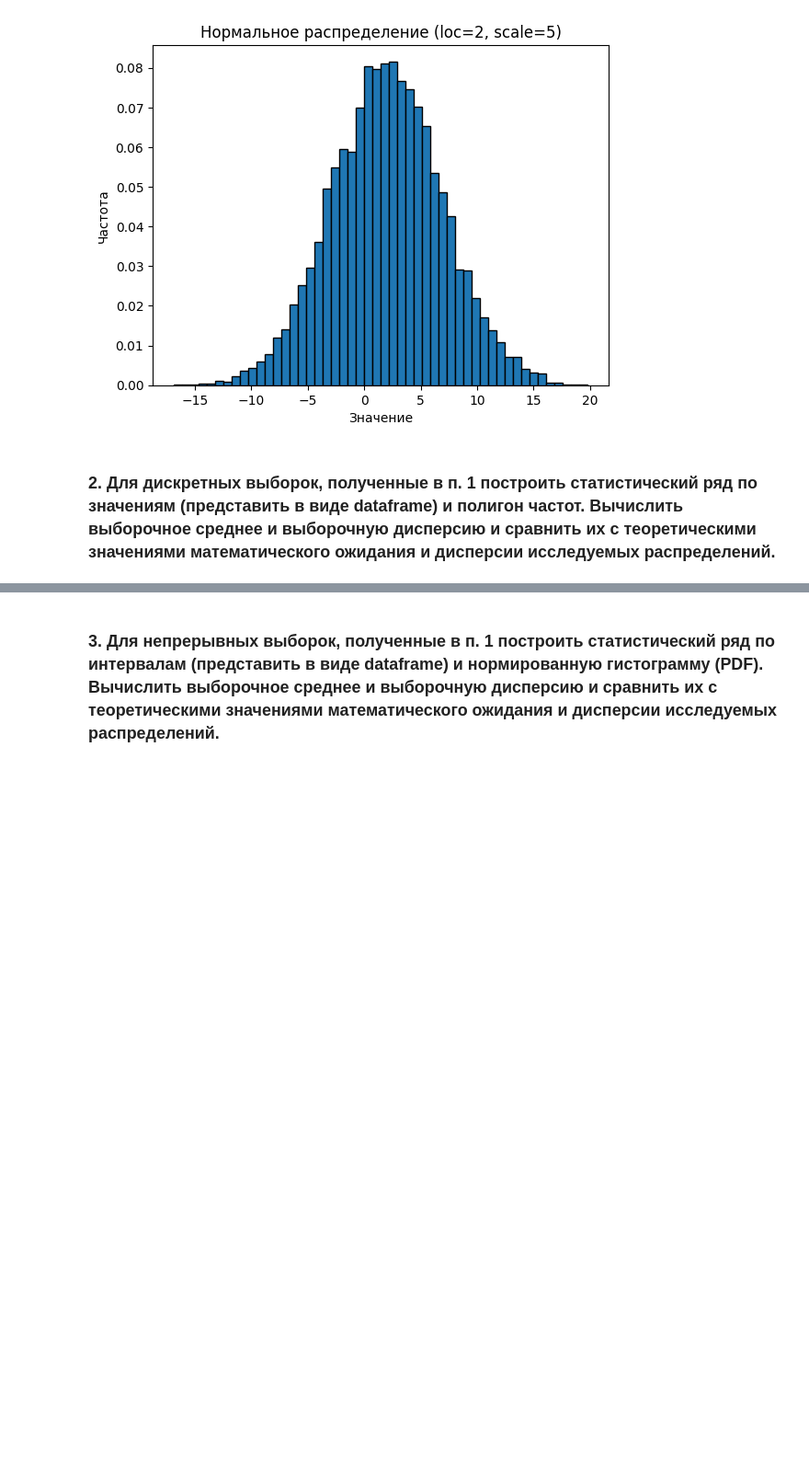
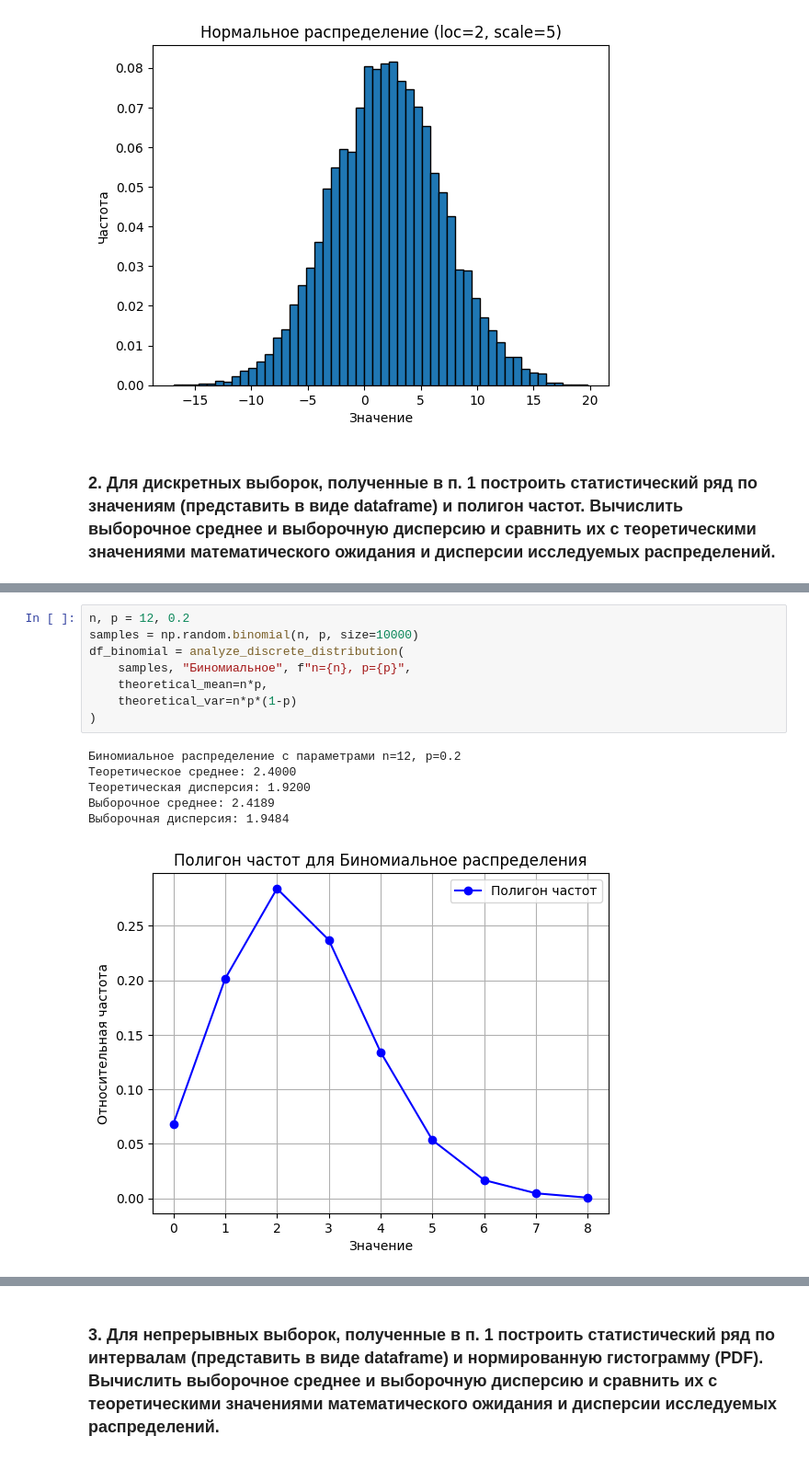
Before and after one commit to MimPe9/mmbionf, a Jupyter notebook: Homework2.ipynb, the cells around one changed output, grey strips where cells are left out. Shown at 92% size. Saved outputs shown, nothing was run; the diff lists cells and outputs as text; blank space fills up the shorter version.

```diff
--- a/Homework2.ipynb
+++ b/Homework2.ipynb
@@ -237,0 +151,15 @@ analyze_discrete_sample(
+# %%
+n, p = 12, 0.2
+samples = np.random.binomial(n, p, size=10000)
+df_binomial = analyze_discrete_distribution(
+    samples, "Биномиальное", f"n={n}, p={p}",
+    theoretical_mean=n*p,
+    theoretical_var=n*p*(1-p)
+)
+# %% [output]
+Биномиальное распределение с параметрами n=12, p=0.2
+Теоретическое среднее: 2.4000
+Теоретическая дисперсия: 1.9200
+Выборочное среднее: 2.4189
+Выборочная дисперсия: 1.9484
+[figure, added]
```
Also changed, not shown: parts of 16 cells of this notebook.
